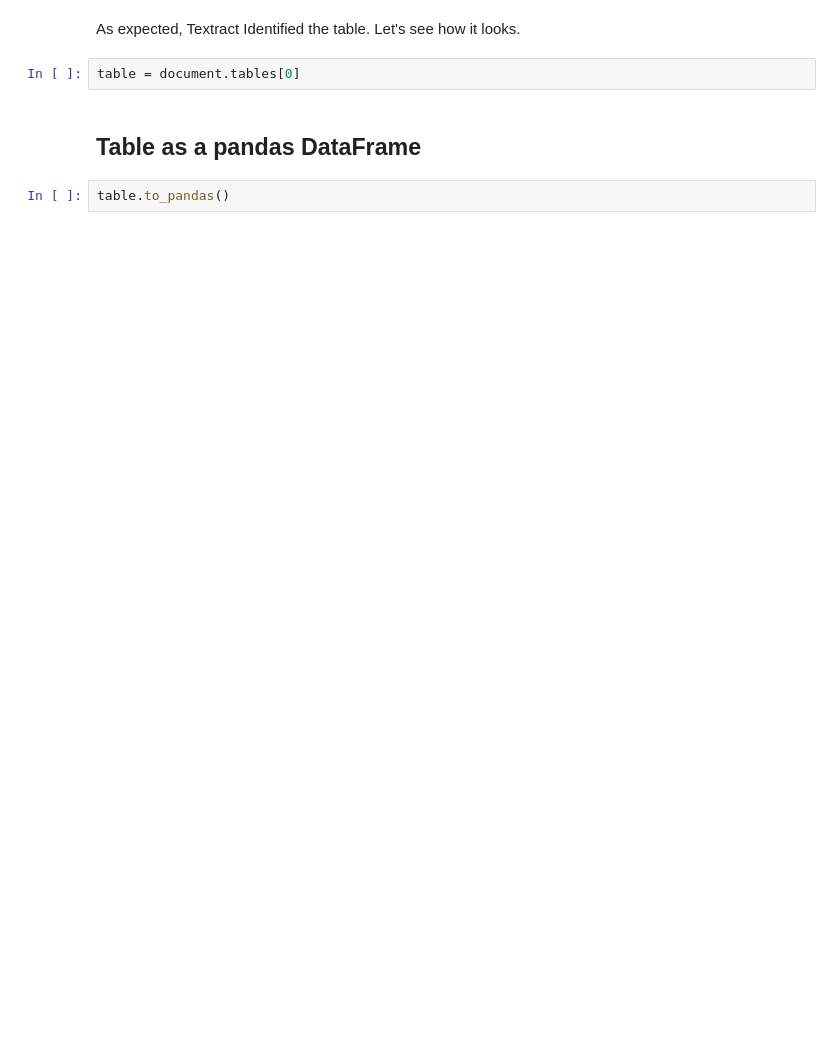
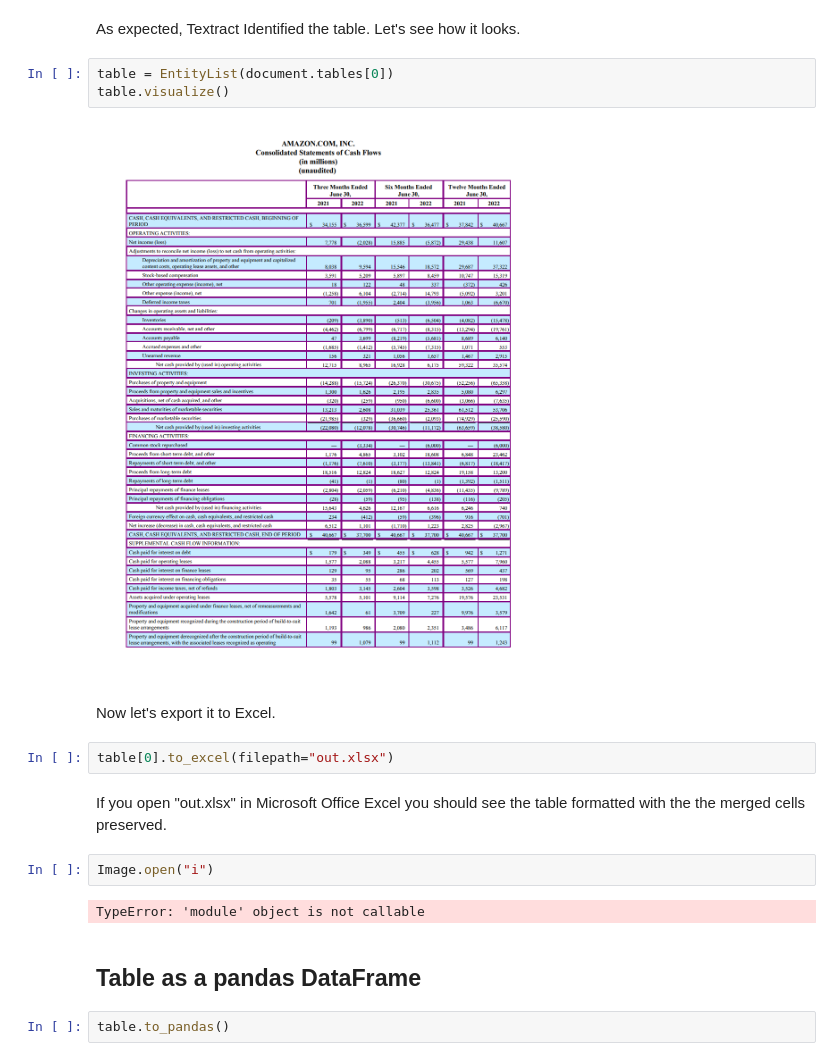
Before and after one commit to aws-samples/amazon-textract-textractor, a Jupyter notebook: docs/source/notebooks/table_data_to_various_formats.ipynb, the cells around one changed output. Cells and saved outputs as stored; diff of their text form; blank space fills up the shorter version.

```diff
--- a/docs/source/notebooks/table_data_to_various_formats.ipynb
+++ b/docs/source/notebooks/table_data_to_various_formats.ipynb
@@ -45,7 +46,20 @@ Identity Documents - 0
 # %% [markdown]
 As expected, Textract Identified the table. Let's see how it looks.
 # %%
-table = document.tables[0]
+table = EntityList(document.tables[0])
+table.visualize()
+# %% [output]
+[figure, added]
+# %% [markdown]
+Now let's export it to Excel.
+# %%
+table[0].to_excel(filepath="out.xlsx")
+# %% [markdown]
+If you open "out.xlsx" in Microsoft Office Excel you should see the table formatted with the the merged cells preserved.
+# %%
+Image.open("i")
+# %% [output]
+TypeError: 'module' object is not callable
 # %% [markdown]
 ## Table as a pandas DataFrame
 # %%
```
Also changed, not shown: parts of 1 cell of this notebook, 23 other files.
